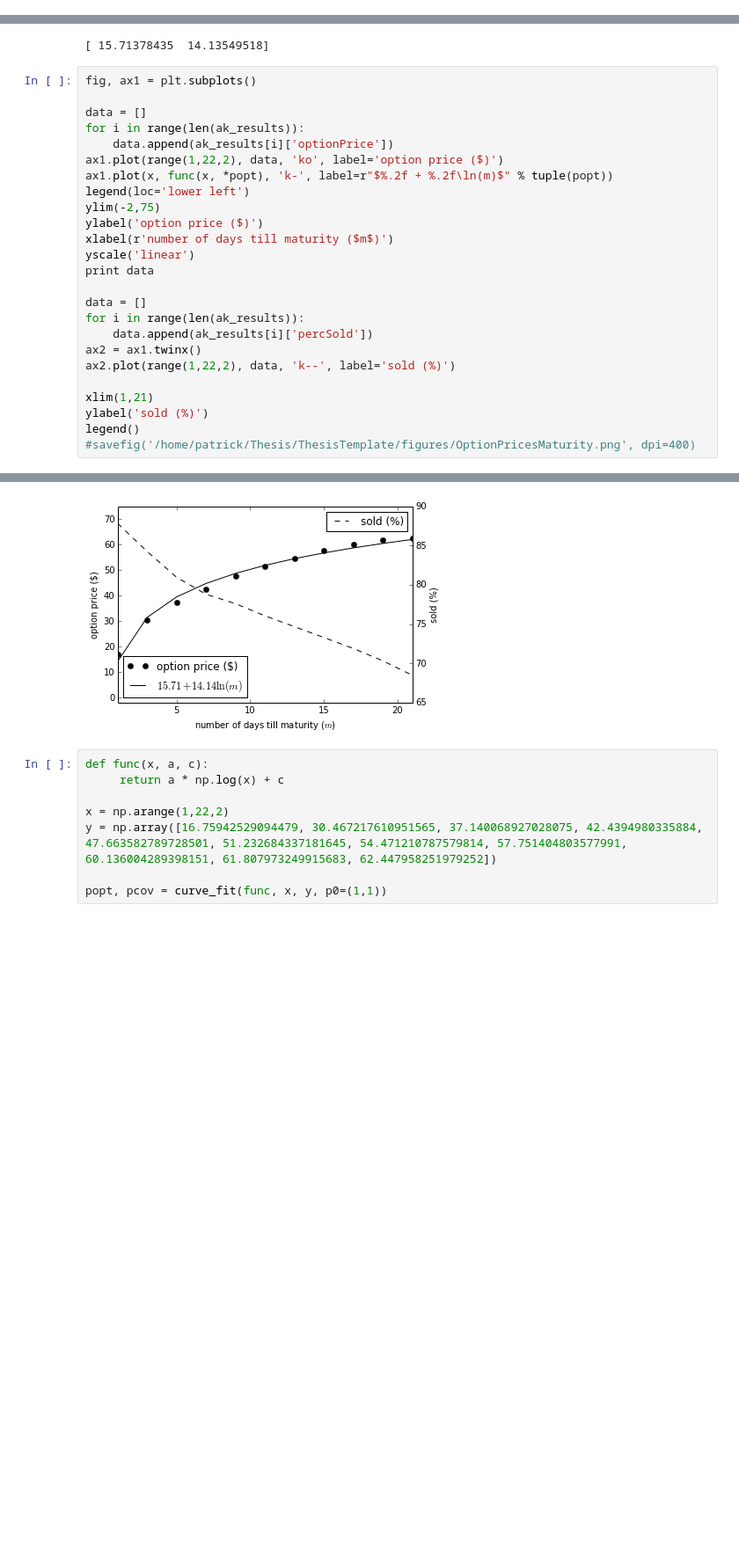
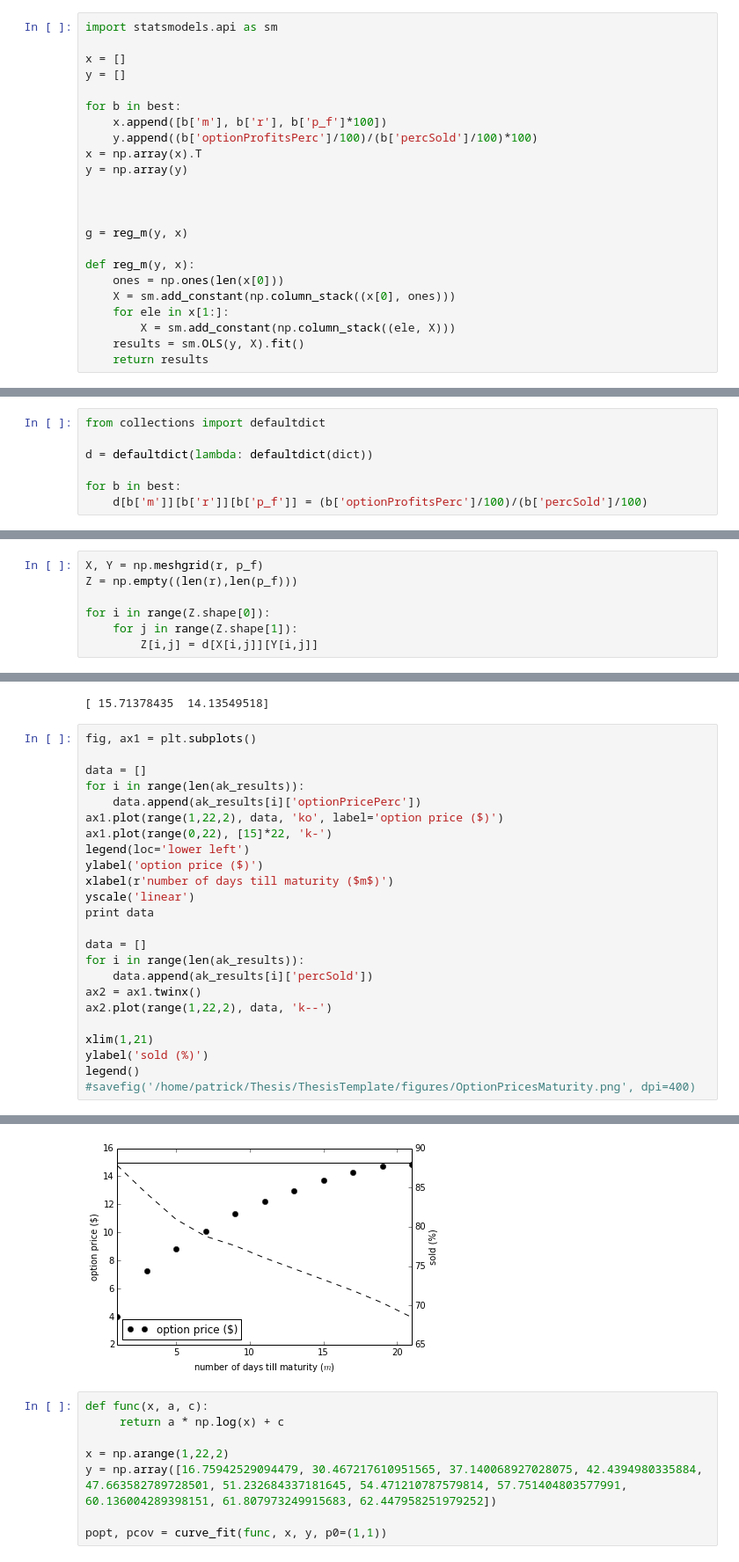
Before and after one commit to vankempen/Thesis, a Jupyter notebook: Simulation/Simulation.ipynb, the cells around one changed output, grey strips where cells are left out. Shown: that part at 88% size. Cells and saved outputs as stored; diff of their text form; blank space fills up the shorter version.

```diff
--- a/Simulation/Simulation.ipynb
+++ b/Simulation/Simulation.ipynb
@@ -292,0 +383,23 @@ ak_results = run_allSimulation(get_sellerWTA_foreknowledge, get_customerWTP, all
+# %%
+import statsmodels.api as sm
+
+x = []
+y = []
+
+for b in best:
+    x.append([b['m'], b['r'], b['p_f']*100])
+    y.append((b['optionProfitsPerc']/100)/(b['percSold']/100)*100)
+x = np.array(x).T
+y = np.array(y)
+
+
+
+g = reg_m(y, x)
+
+def reg_m(y, x):
+    ones = np.ones(len(x[0]))
+    X = sm.add_constant(np.column_stack((x[0], ones)))
+    for ele in x[1:]:
+        X = sm.add_constant(np.column_stack((ele, X)))
+    results = sm.OLS(y, X).fit()
+    return results
@@ -292,0 +470,7 @@ ak_results = run_allSimulation(get_sellerWTA_foreknowledge, get_customerWTP, all
+# %%
+from collections import defaultdict
+
+d = defaultdict(lambda: defaultdict(dict))
+
+for b in best:
+    d[b['m']][b['r']][b['p_f']] = (b['optionProfitsPerc']/100)/(b['percSold']/100)
@@ -292,0 +526,7 @@ ak_results = run_allSimulation(get_sellerWTA_foreknowledge, get_customerWTP, all
+# %%
+X, Y = np.meshgrid(r, p_f)
+Z = np.empty((len(r),len(p_f)))
+
+for i in range(Z.shape[0]):
+    for j in range(Z.shape[1]):
+        Z[i,j] = d[X[i,j]][Y[i,j]]
@@ -431,11 +692,10 @@ fig, ax1 = plt.subplots()
 
 data = []
 for i in range(len(ak_results)):
-    data.append(ak_results[i]['optionPrice'])
+    data.append(ak_results[i]['optionPricePerc'])
 ax1.plot(range(1,22,2), data, 'ko', label='option price ($)')
-ax1.plot(x, func(x, *popt), 'k-', label=r"$%.2f + %.2f\ln(m)$" % tuple(popt))
+ax1.plot(range(0,22), [15]*22, 'k-')
 legend(loc='lower left')
-ylim(-2,75)
 ylabel('option price ($)')
 xlabel(r'number of days till maturity ($m$)')
 yscale('linear')
@@ -445,7 +705,7 @@ data = []
 for i in range(len(ak_results)):
     data.append(ak_results[i]['percSold'])
 ax2 = ax1.twinx()
-ax2.plot(range(1,22,2), data, 'k--', label='sold (%)')
+ax2.plot(range(1,22,2), data, 'k--')
 
 xlim(1,21)
 ylabel('sold (%)')
@@ -456,4 +716,4 @@ legend()
-[figure, old version]
+[figure, new version]
 # %%
 def func(x, a, c):
      return a * np.log(x) + c
```
Also changed, not shown: parts of 42 cells of this notebook, 5 other files.
